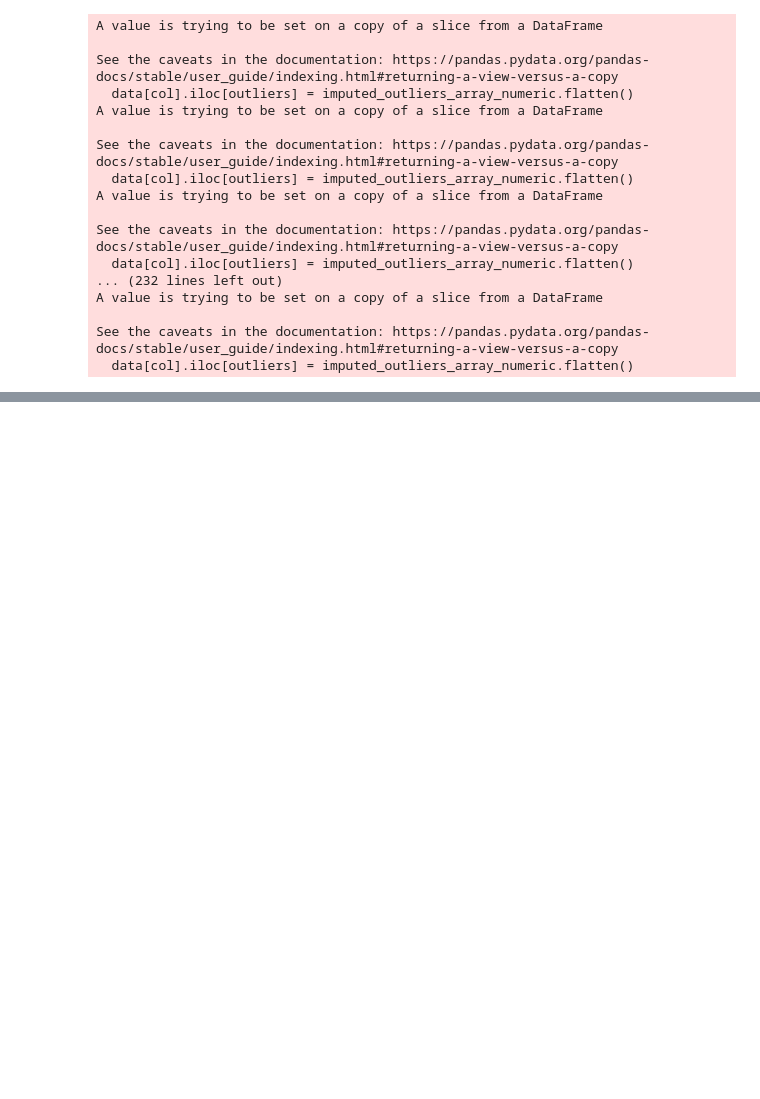
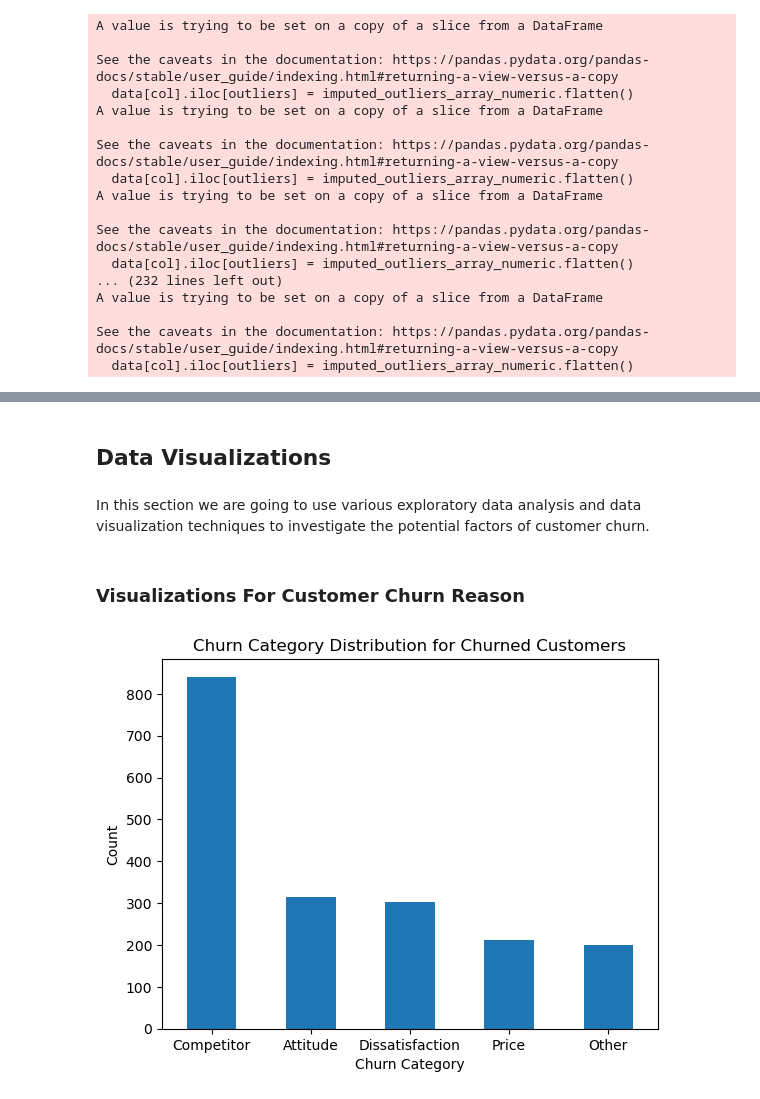
Before and after one commit to Jacky-Lam-CY/PROG74010-DataProject, a Jupyter notebook: PROG74010-DataProject.ipynb, the cells around one changed output, grey strips where cells are left out. Cells and saved outputs as stored; diff of their text form; code cells hidden in the pictures; blank space fills up the shorter version.

```diff
--- a/PROG74010-DataProject.ipynb
+++ b/PROG74010-DataProject.ipynb
@@ -722,0 +767,19 @@ plt.show()
+# %% [markdown]
+## Data Visualizations
+# %% [markdown]
+In this section we are going to use various exploratory data analysis and data visualization techniques to investigate the potential factors of customer churn.
+# %% [markdown]
+### Visualizations For Customer Churn Reason
+# %%
+df_churned = df[df['Churn Value'] == 1]
+
+churn_category_counts = df_churned['Churn Category'].value_counts()
+
+churn_category_counts.plot.bar()
+plt.xlabel('Churn Category')
+plt.ylabel('Count')
+plt.title('Churn Category Distribution for Churned Customers')
+plt.xticks(rotation=0)
+plt.show()
+# %% [output]
+[figure, added]
```
Also changed, not shown: parts of 16 cells of this notebook.
